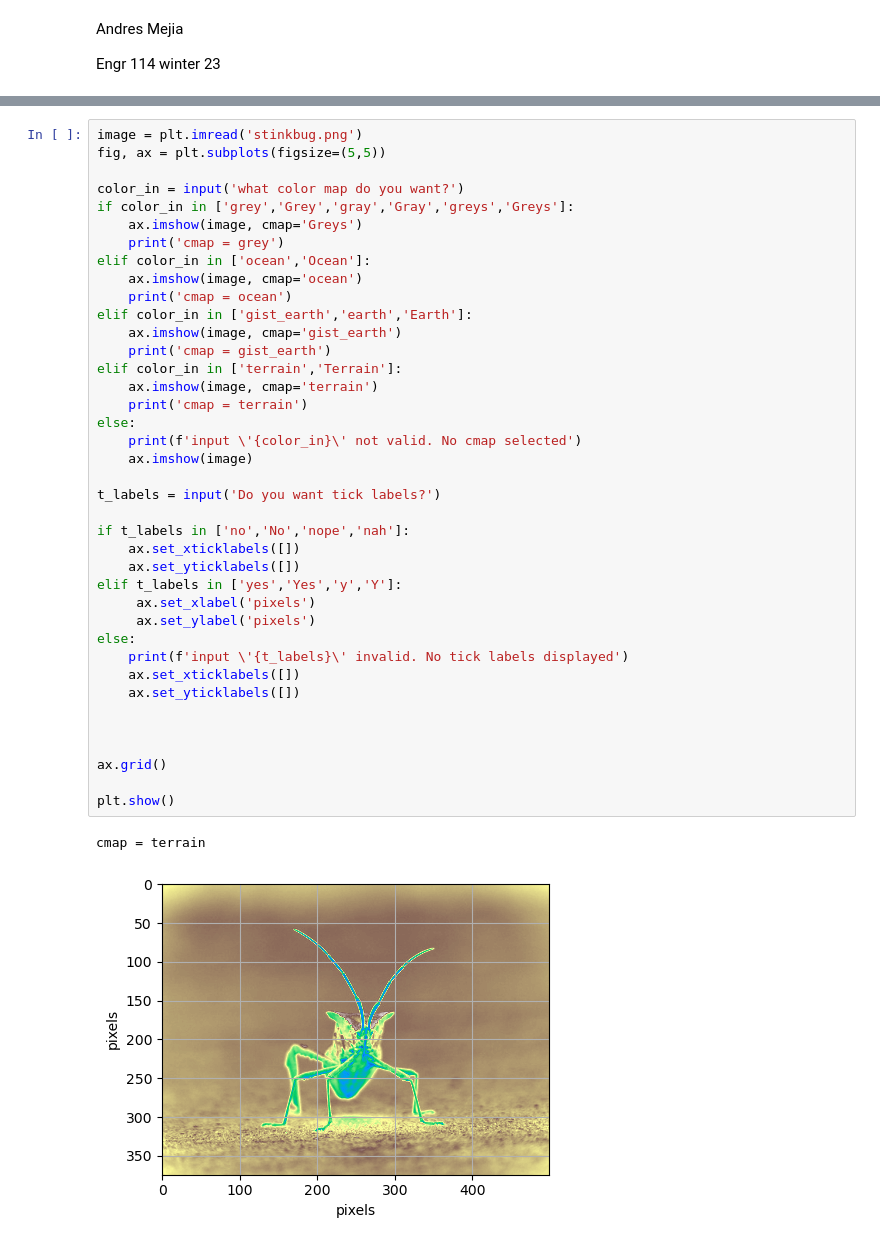
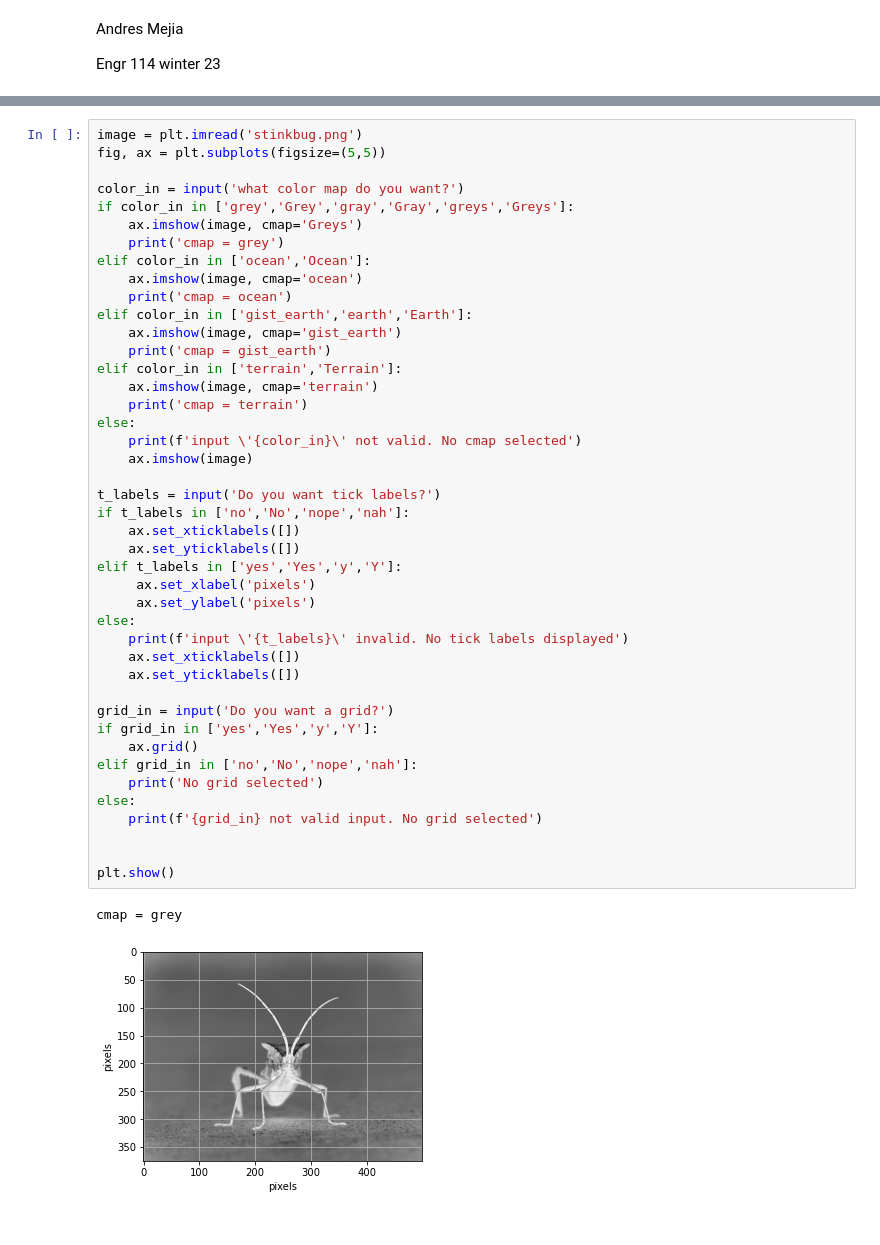
Before and after one commit to andresmejia97/Engr_114, a Jupyter notebook: ENGR_114/Labs/Lab 6/Main.ipynb, the cells around one changed output, grey strips where cells are left out. Cells and saved outputs as stored; diff of their text form.

```diff
--- a/ENGR_114/Labs/Lab 6/Main.ipynb
+++ b/ENGR_114/Labs/Lab 6/Main.ipynb
@@ -29,35 +29,39 @@ if color_in in ['grey','Grey','gray','Gray','greys','Greys']:
     print('cmap = grey')
 elif color_in in ['ocean','Ocean']:
     ax.imshow(image, cmap='ocean')
     print('cmap = ocean')
 elif color_in in ['gist_earth','earth','Earth']:
     ax.imshow(image, cmap='gist_earth')
     print('cmap = gist_earth')
 elif color_in in ['terrain','Terrain']:
     ax.imshow(image, cmap='terrain')
     print('cmap = terrain')
 else:
     print(f'input \'{color_in}\' not valid. No cmap selected')
     ax.imshow(image)
 
 t_labels = input('Do you want tick labels?')
-
 if t_labels in ['no','No','nope','nah']:
     ax.set_xticklabels([])
     ax.set_yticklabels([])
 elif t_labels in ['yes','Yes','y','Y']:
      ax.set_xlabel('pixels')
      ax.set_ylabel('pixels')
 else:
     print(f'input \'{t_labels}\' invalid. No tick labels displayed')
     ax.set_xticklabels([])
     ax.set_yticklabels([])
 
+grid_in = input('Do you want a grid?')
+if grid_in in ['yes','Yes','y','Y']:
+    ax.grid()
+elif grid_in in ['no','No','nope','nah']:
+    print('No grid selected')
+else:
+    print(f'{grid_in} not valid input. No grid selected')
 
 
-ax.grid()
-
 plt.show()
 # %% [output]
-cmap = terrain
+cmap = grey
-[figure, old version]
+[figure, new version]
```
Also changed, not shown: parts of 2 cells of this notebook.
